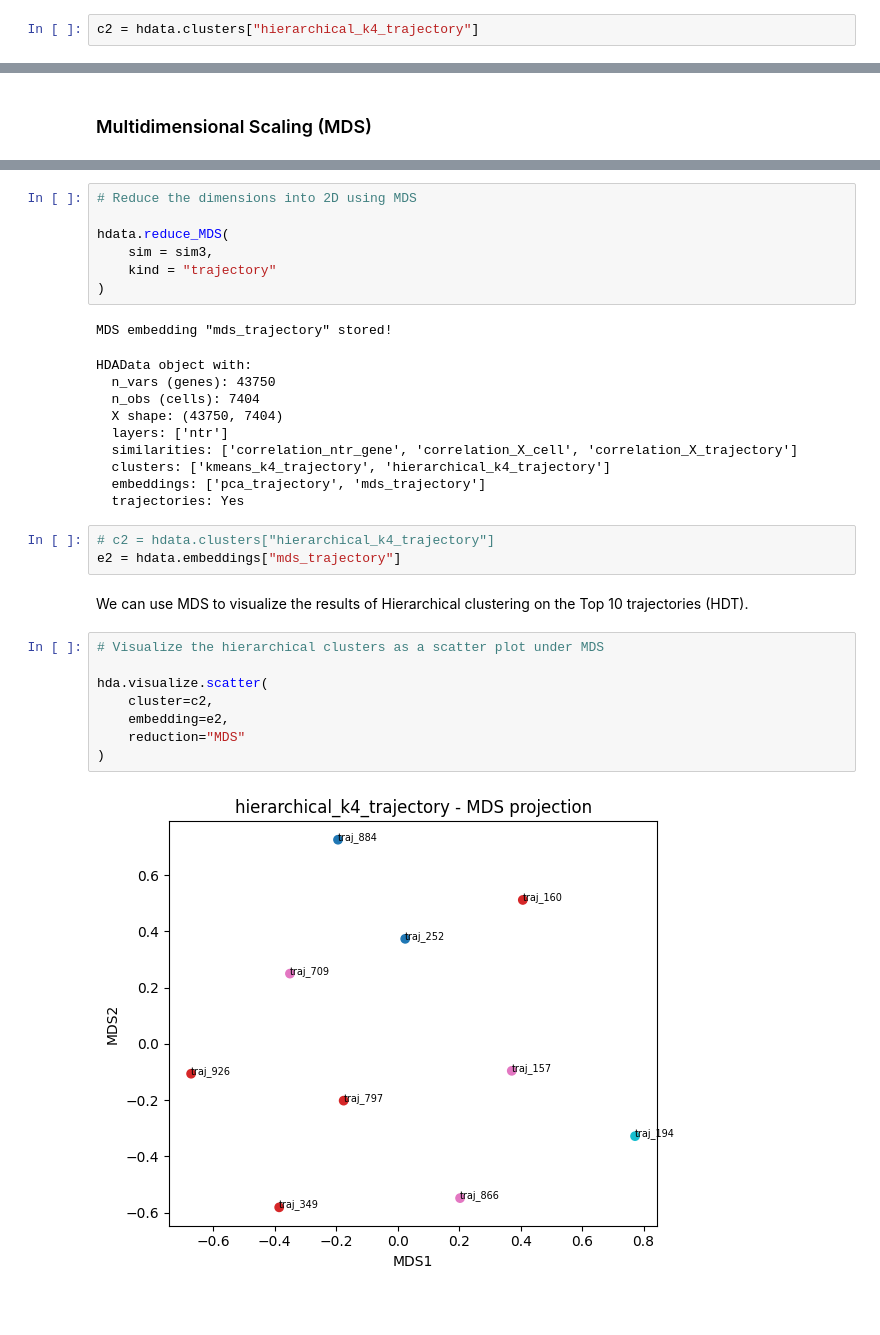
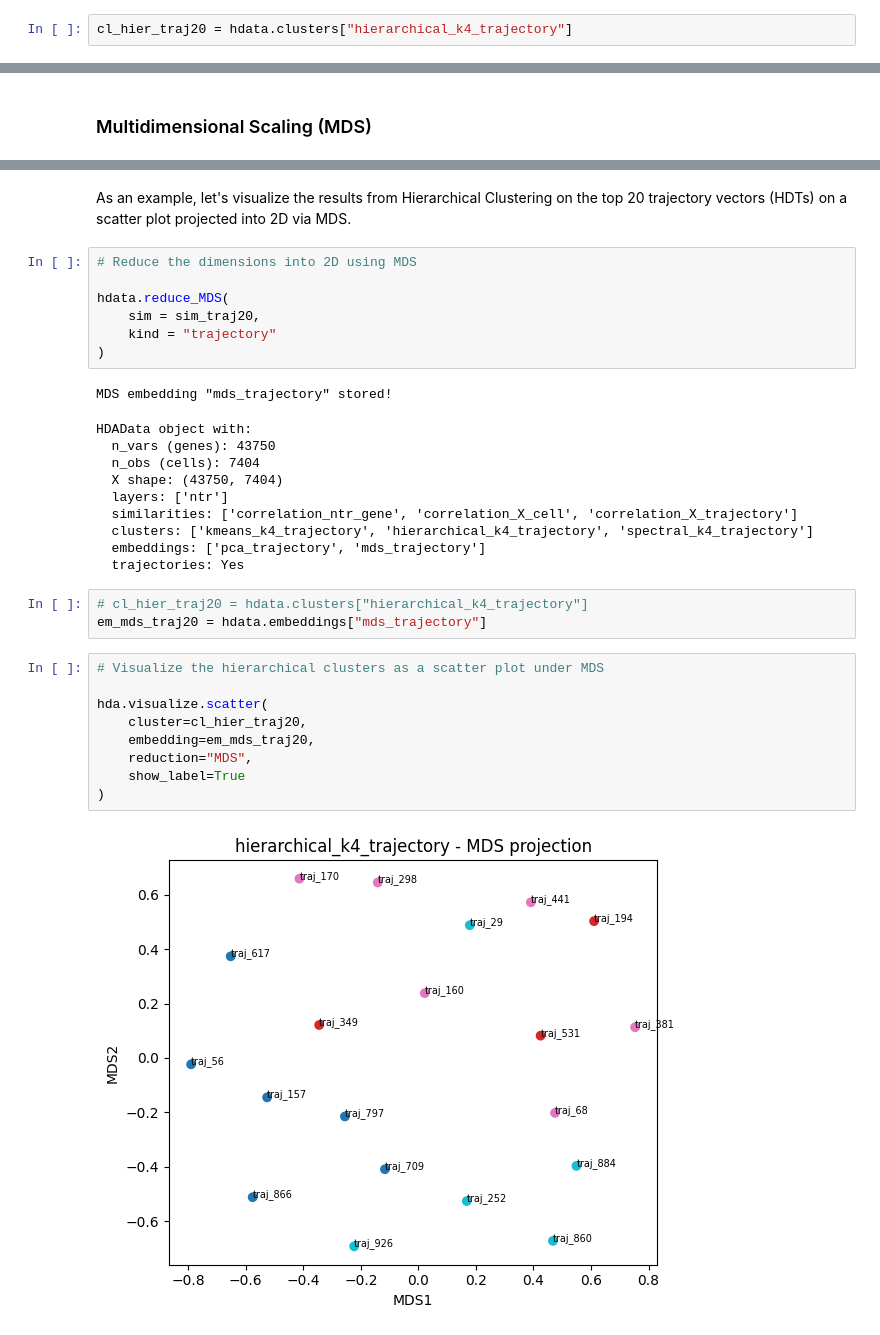
Before and after one commit to csw128/hdadata-package, a Jupyter notebook: Tutorial.ipynb, the cells around one changed output, grey strips where cells are left out. Drawn from its saved outputs; the diff is of its cells as text; blank space fills up the shorter version.

```diff
--- a/Tutorial.ipynb
+++ b/Tutorial.ipynb
@@ -670,3 +732,3 @@ HDAData object with:
   trajectories: Yes
 # %%
-c2 = hdata.clusters["hierarchical_k4_trajectory"]
+cl_hier_traj20 = hdata.clusters["hierarchical_k4_trajectory"]
@@ -780,8 +859,10 @@ MDS operates directly on a matrix of pairwise distances or similarities to proje
+# %% [markdown]
+As an example, let's visualize the results from Hierarchical Clustering on the top 20 trajectory vectors (HDTs) on a scatter plot projected into 2D via MDS.
 # %%
 # Reduce the dimensions into 2D using MDS
 
 hdata.reduce_MDS(
-    sim = sim3,
+    sim = sim_traj20,
     kind = "trajectory"
 )
 # %% [output]
@@ -792,21 +873,20 @@ HDAData object with:
   X shape: (43750, 7404)
   layers: ['ntr']
   similarities: ['correlation_ntr_gene', 'correlation_X_cell', 'correlation_X_trajectory']
-  clusters: ['kmeans_k4_trajectory', 'hierarchical_k4_trajectory']
+  clusters: ['kmeans_k4_trajectory', 'hierarchical_k4_trajectory', 'spectral_k4_trajectory']
   embeddings: ['pca_trajectory', 'mds_trajectory']
   trajectories: Yes
 # %%
-# c2 = hdata.clusters["hierarchical_k4_trajectory"]
-e2 = hdata.embeddings["mds_trajectory"]
+# cl_hier_traj20 = hdata.clusters["hierarchical_k4_trajectory"]
+em_mds_traj20 = hdata.embeddings["mds_trajectory"]
-# %% [markdown]
-We can use MDS to visualize the results of Hierarchical clustering on the Top 10 trajectories (HDT).
 # %%
 # Visualize the hierarchical clusters as a scatter plot under MDS
 
 hda.visualize.scatter(
-    cluster=c2,
-    embedding=e2,
-    reduction="MDS"
+    cluster=cl_hier_traj20,
+    embedding=em_mds_traj20,
+    reduction="MDS",
+    show_label=True
 )
 # %% [output]
-[figure, old version]
+[figure, new version]
```
Also changed, not shown: parts of 42 cells of this notebook, 7 other files.
